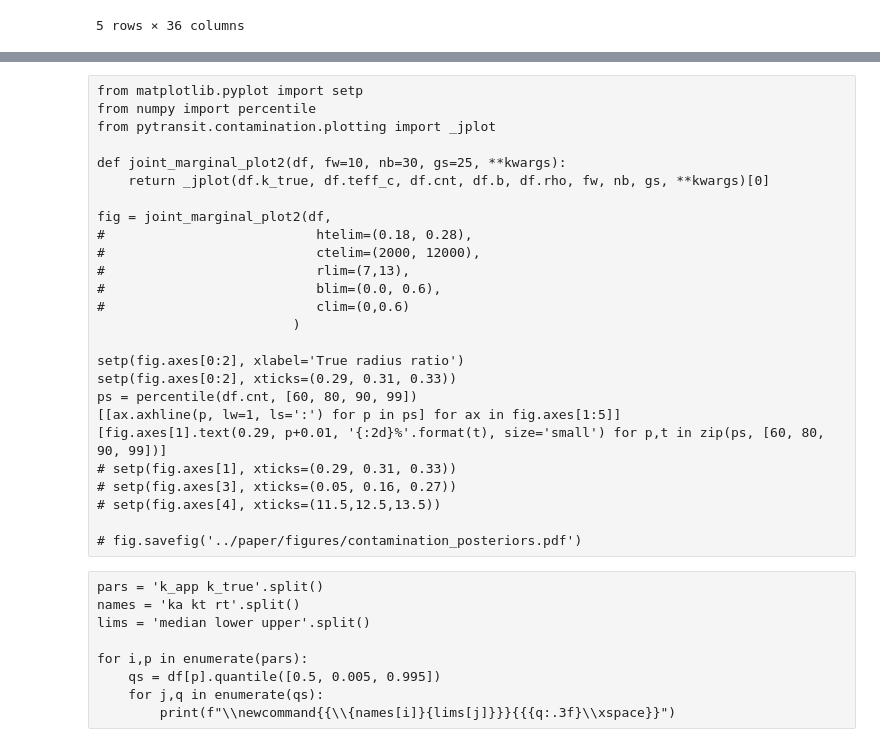
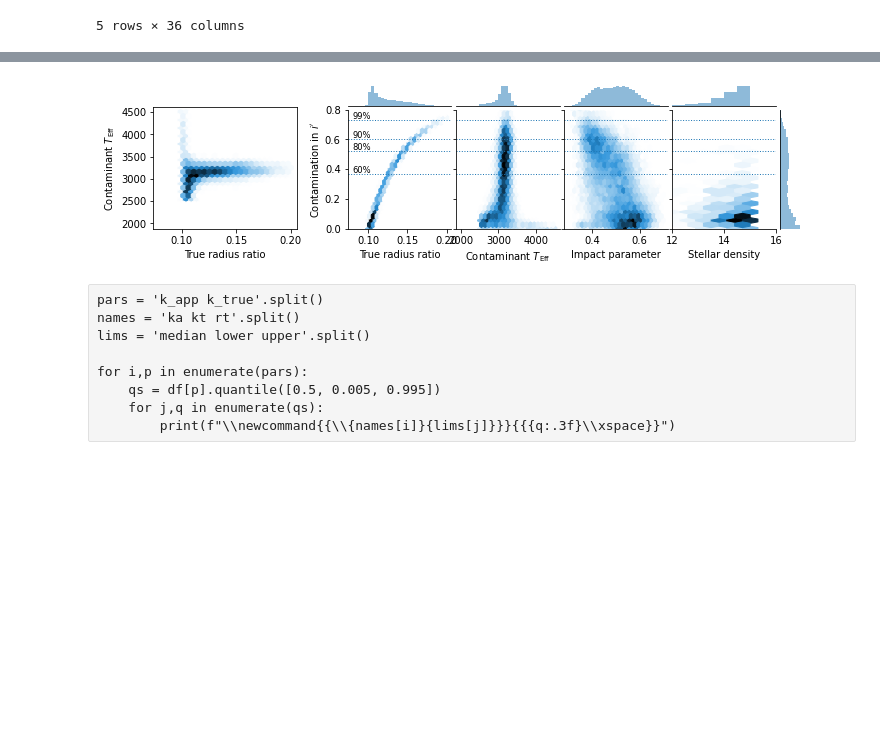
Before and after one commit to jpdeleon/toi1696, a Jupyter notebook: notebooks/contamination.ipynb, the cells around one changed output, grey strips where cells are left out. Cells and saved outputs as stored; diff of their text form; code cells hidden in the pictures; blank space fills up the shorter version.

Commit message:
update contamination

```diff
--- a/notebooks/contamination.ipynb
+++ b/notebooks/contamination.ipynb
@@ -434,28 +448,27 @@ fig.axes[8].set_xlim(10,16)
 # %%
 fig.savefig('../paper/figures/contaminated_lpf_jointplot.png', bbox_inches=False, facecolor='w')
-# %% [raw]
-from matplotlib.pyplot import setp
-from numpy import percentile
-from pytransit.contamination.plotting import _jplot
-
-def joint_marginal_plot2(df, fw=10, nb=30, gs=25, **kwargs):
-    return _jplot(df.k_true, df.teff_c, df.cnt, df.b, df.rho, fw, nb, gs, **kwargs)[0]
-
-fig = joint_marginal_plot2(df,
-#                           htelim=(0.18, 0.28),
-#                           ctelim=(2000, 12000),
-#                           rlim=(7,13),
-#                           blim=(0.0, 0.6),
-#                           clim=(0,0.6)
-                         )
-
-setp(fig.axes[0:2], xlabel='True radius ratio')
-setp(fig.axes[0:2], xticks=(0.29, 0.31, 0.33))
-ps = percentile(df.cnt, [60, 80, 90, 99])
-[[ax.axhline(p, lw=1, ls=':') for p in ps] for ax in fig.axes[1:5]]
-[fig.axes[1].text(0.29, p+0.01, '{:2d}%'.format(t), size='small') for p,t in zip(ps, [60, 80, 90, 99])]
-# setp(fig.axes[1], xticks=(0.29, 0.31, 0.33))
-# setp(fig.axes[3], xticks=(0.05, 0.16, 0.27))
-# setp(fig.axes[4], xticks=(11.5,12.5,13.5))
-
-# fig.savefig('../paper/figures/contamination_posteriors.pdf')
+# %%
+from matplotlib.pyplot import setp
+from numpy import percentile
+from pytransit.contamination.plotting import _jplot
+
+def joint_marginal_plot2(df, fw=10, nb=30, gs=25, **kwargs):
+    return _jplot(df.k_true, df.teff_c, df.cnt, df.b, df.rho, fw, nb, gs, **kwargs)[0]
+
+fig = joint_marginal_plot2(df,
+                          htelim=(0.08, 0.2),
+                          ctelim=(2000, 4500),
+#                           rlim=(7,13),
+                          blim=(0.3, 0.7),
+                          clim=(0,0.8)
+                         )
+
+setp(fig.axes[0:2], xlabel='True radius ratio')
+ps = percentile(df.cnt, [60, 80, 90, 99])
+[[ax.axhline(p, lw=1, ls=':') for p in ps] for ax in fig.axes[1:5]]
+[fig.axes[1].text(0.08, p+0.01, '{:2d}%'.format(t), size='small') for p,t in zip(ps, [60, 80, 90, 99])]
+
+fig.axes[4].set_xlim(12,16)
+fig.axes[8].set_xlim(12,16)
+# %% [output]
+[figure, added]
```
Also changed, not shown: parts of 6 cells of this notebook, 2 other files.
